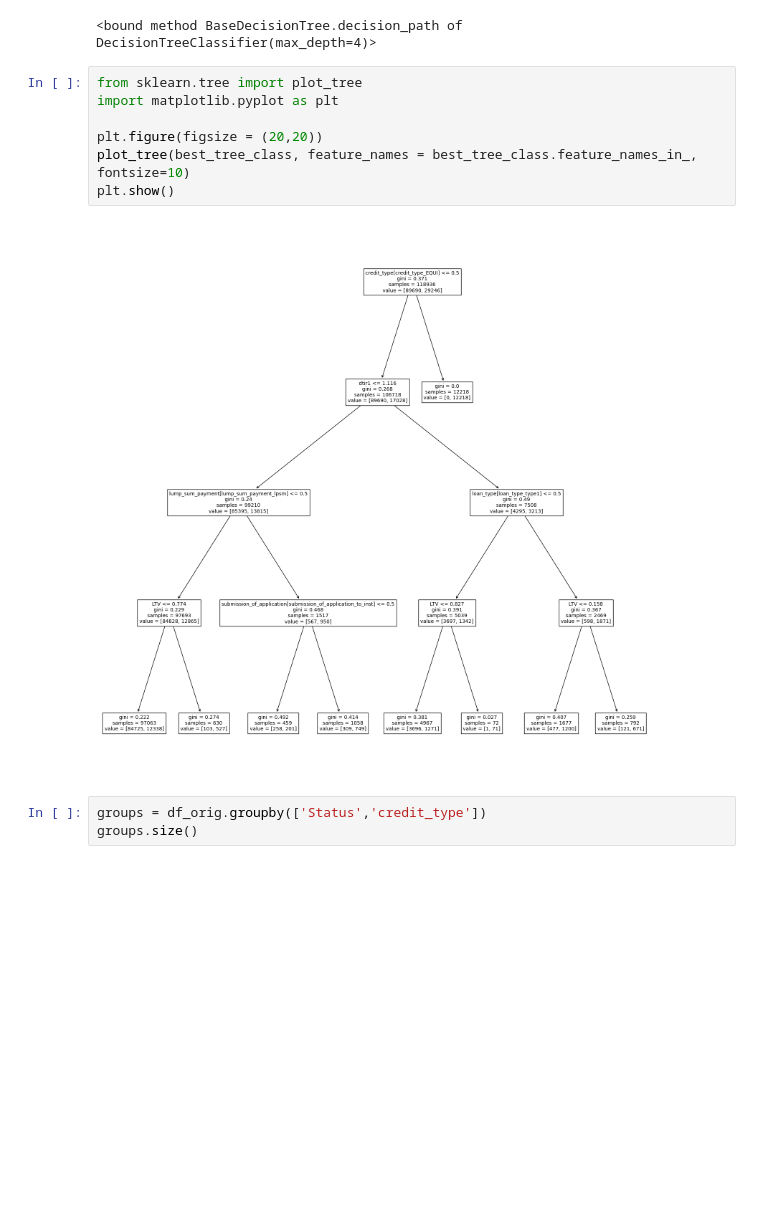
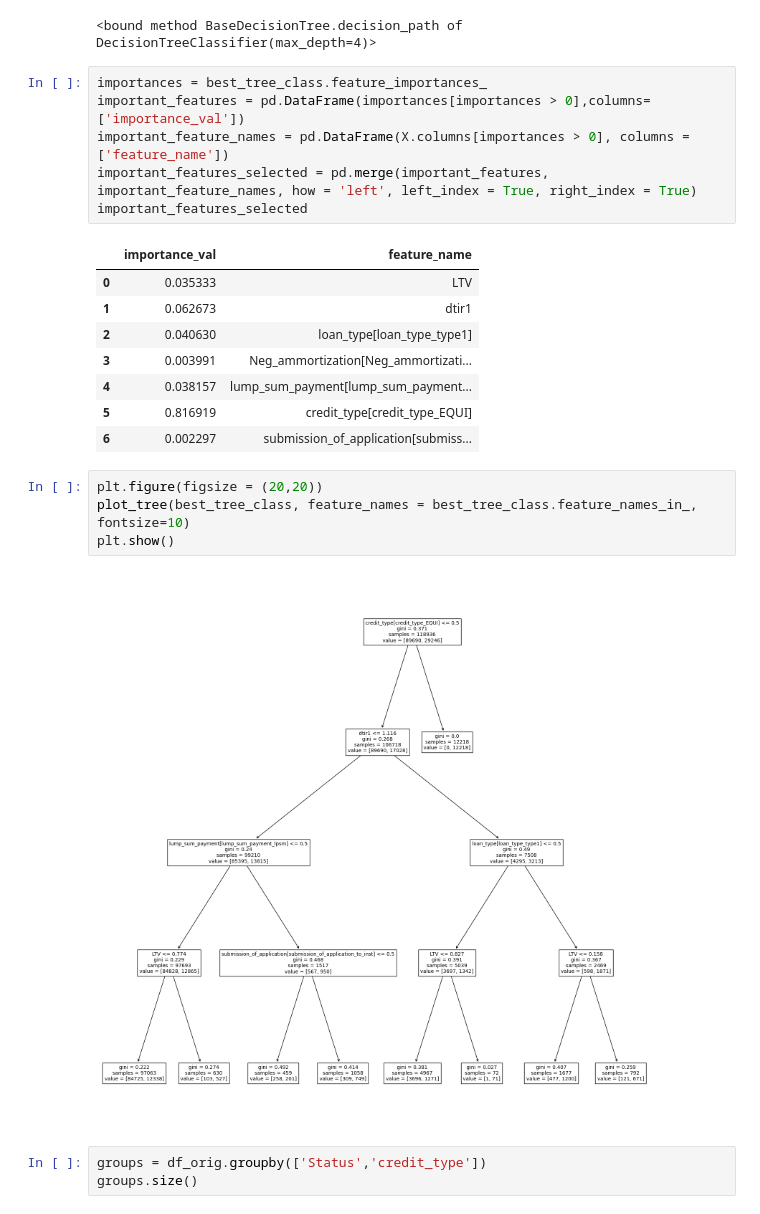
Before and after one commit to kaylawilding/LoanDefault, a Jupyter notebook: loan_default.ipynb, the cells around one changed output. Saved outputs shown, nothing was run; the diff lists cells and outputs as text; blank space fills up the shorter version.

```diff
--- a/loan_default.ipynb
+++ b/loan_default.ipynb
@@ -228,10 +232,22 @@ Accuracy: 0.8732763839375799
 best_tree_class.decision_path
 # %% [output]
 <bound method BaseDecisionTree.decision_path of DecisionTreeClassifier(max_depth=4)>
+# %%
+importances = best_tree_class.feature_importances_
+important_features = pd.DataFrame(importances[importances > 0],columns=['importance_val'])
+important_feature_names = pd.DataFrame(X.columns[importances > 0], columns = ['feature_name'])
+important_features_selected = pd.merge(important_features, important_feature_names, how = 'left', left_index = True, right_index = True)
+important_features_selected
+# %% [output]
+|  | importance_val | feature_name |
+| 0 | 0.035333 | LTV |
+| 1 | 0.062673 | dtir1 |
+| 2 | 0.040630 | loan_type[loan_type_type1] |
+| 3 | 0.003991 | Neg_ammortization[Neg_ammortizati... |
+| 4 | 0.038157 | lump_sum_payment[lump_sum_payment... |
+| 5 | 0.816919 | credit_type[credit_type_EQUI] |
+| 6 | 0.002297 | submission_of_application[submiss... |
 # %%
-from sklearn.tree import plot_tree
-import matplotlib.pyplot as plt
-
 plt.figure(figsize = (20,20))
 plot_tree(best_tree_class, feature_names = best_tree_class.feature_names_in_, fontsize=10)
 plt.show()
```
Also changed, not shown: parts of 12 cells of this notebook, 6 other files.
